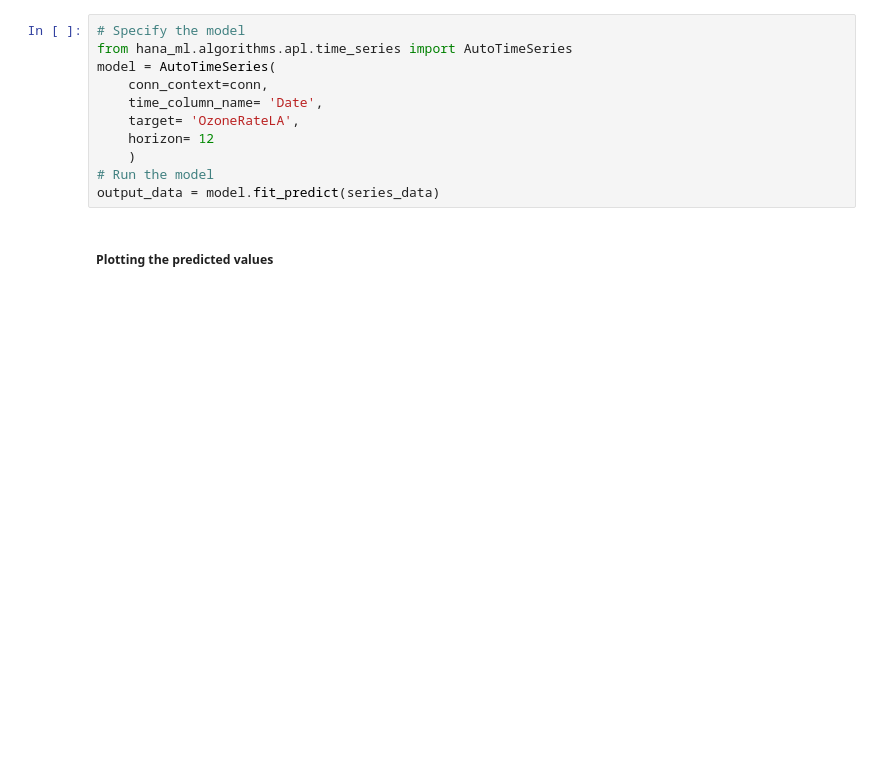
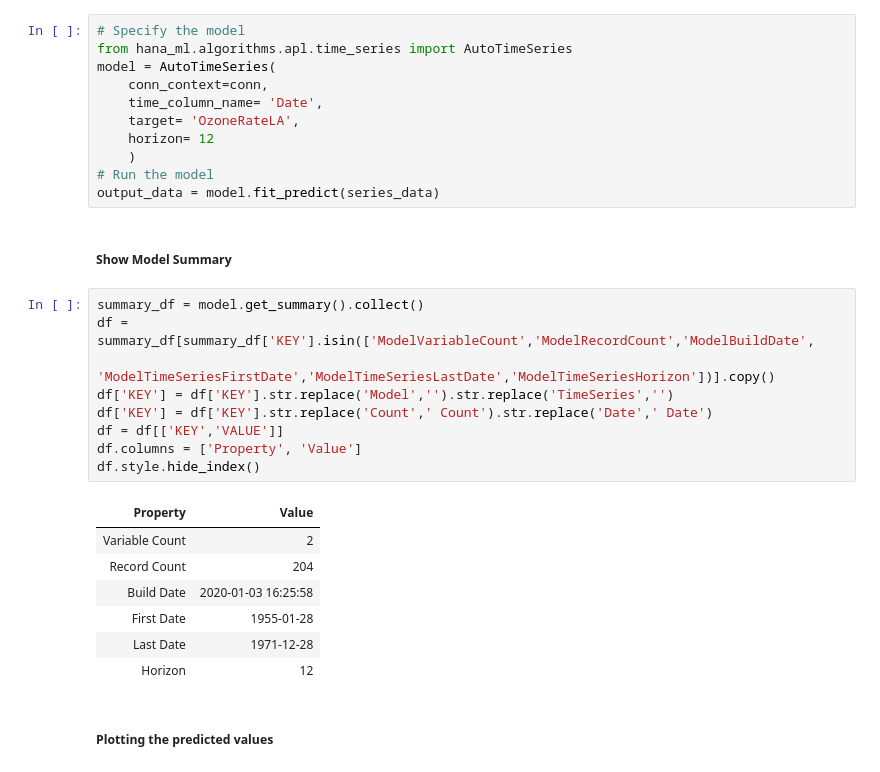
Before and after one commit to SAP-samples/hana-ml-samples, a Jupyter notebook: Python-API/apl/notebooks/HANA_ML_APL_TS_OZONE.ipynb, the cells around one changed output. Drawn from its saved outputs; the diff is of its cells as text; blank space fills up the shorter version.

```diff
--- a/Python-API/apl/notebooks/HANA_ML_APL_TS_OZONE.ipynb
+++ b/Python-API/apl/notebooks/HANA_ML_APL_TS_OZONE.ipynb
@@ -41,6 +62,25 @@ model = AutoTimeSeries(
     )
 # Run the model
 output_data = model.fit_predict(series_data)
+# %% [markdown]
+##### Show Model Summary
+# %%
+summary_df = model.get_summary().collect()
+df = summary_df[summary_df['KEY'].isin(['ModelVariableCount','ModelRecordCount','ModelBuildDate',
+                        'ModelTimeSeriesFirstDate','ModelTimeSeriesLastDate','ModelTimeSeriesHorizon'])].copy()
+df['KEY'] = df['KEY'].str.replace('Model','').str.replace('TimeSeries','')
+df['KEY'] = df['KEY'].str.replace('Count',' Count').str.replace('Date',' Date')
+df = df[['KEY','VALUE']]
+df.columns = ['Property', 'Value']
+df.style.hide_index()
+# %% [output]
+| Property | Value |
+| Variable Count | 2 |
+| Record Count | 204 |
+| Build Date | 2020-01-03 16:25:58 |
+| First Date | 1955-01-28 |
+| Last Date | 1971-12-28 |
+| Horizon | 12 |
 # %% [markdown]
 ##### Plotting the predicted values
 # %%
```
Also changed, not shown: parts of 9 cells of this notebook.
